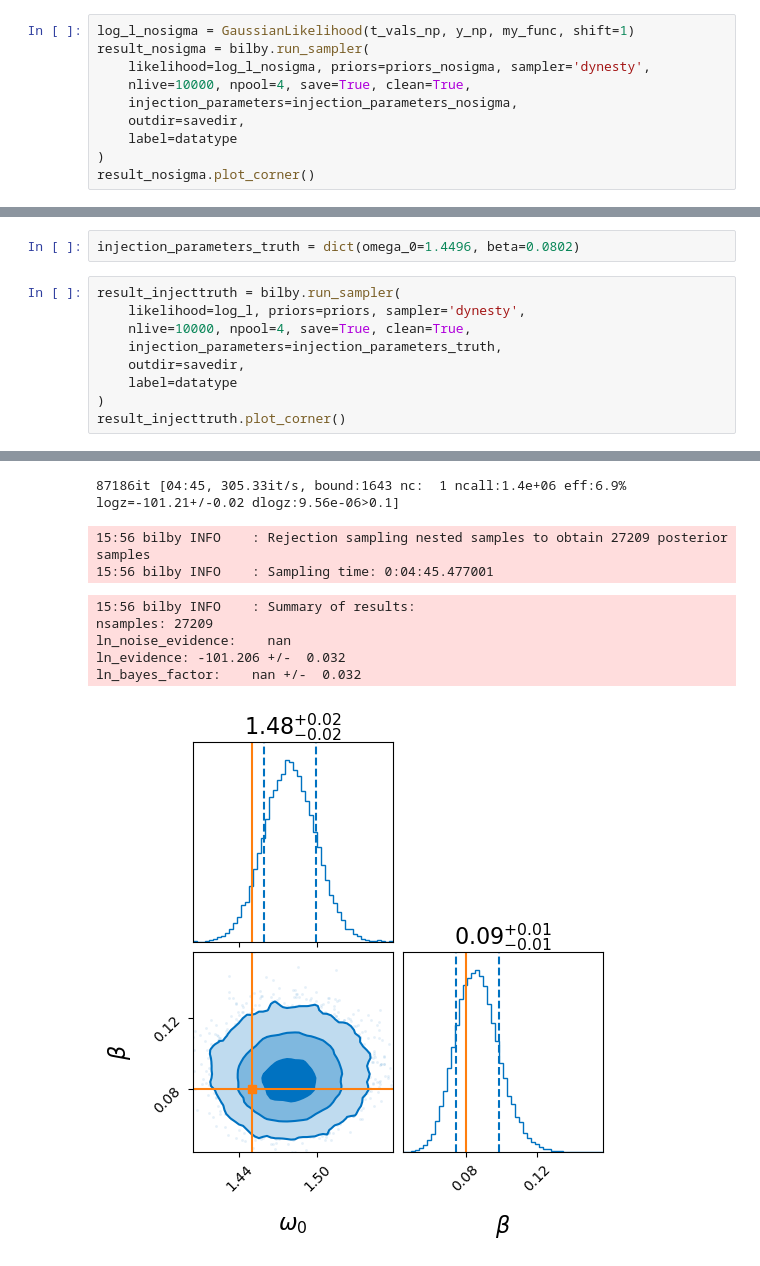
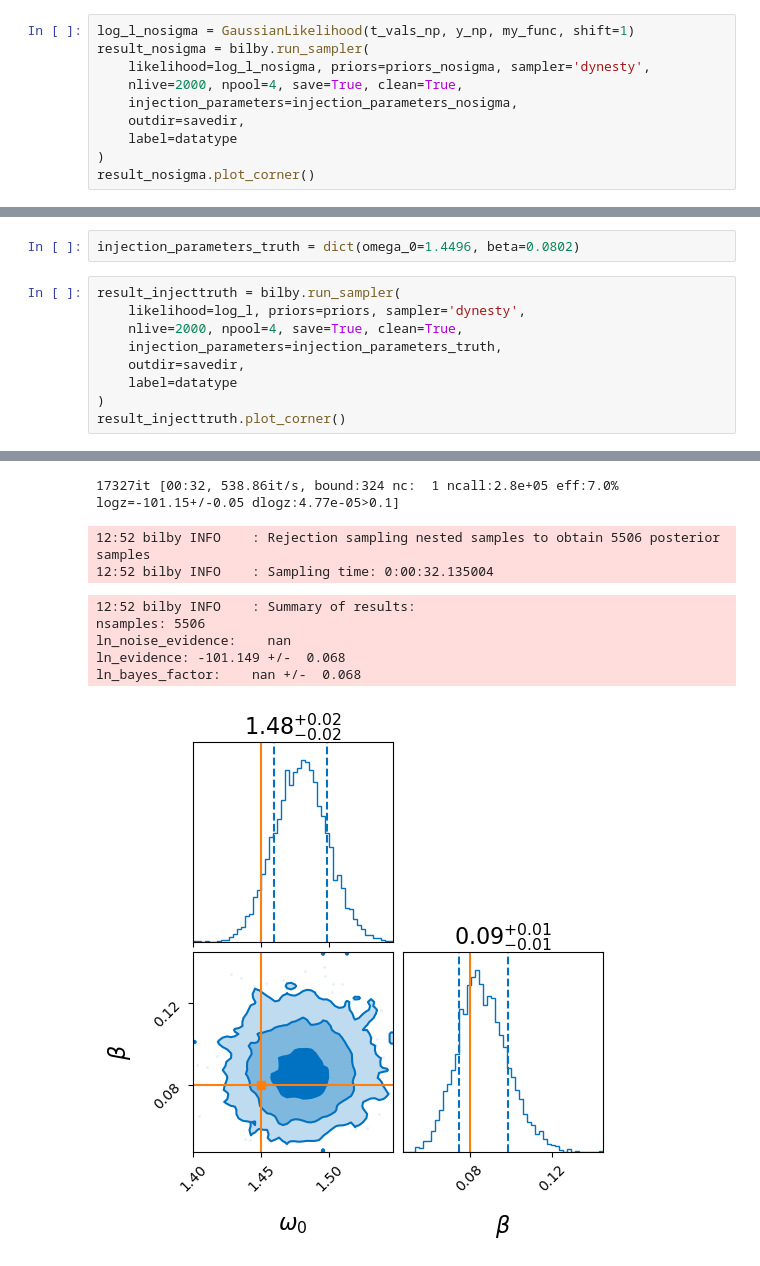
Before and after one commit to kyoon-mit/ssm_regression, a Jupyter notebook: bilby_example.ipynb, the cells around one changed output, grey strips where cells are left out. Cells and saved outputs as stored; diff of their text form.

```diff
--- a/bilby_example.ipynb
+++ b/bilby_example.ipynb
@@ -186,7 +198,7 @@ injection_parameters_nosigma = dict(omega_0=1., beta=0.3, sigma=0.4)
 log_l_nosigma = GaussianLikelihood(t_vals_np, y_np, my_func, shift=1)
 result_nosigma = bilby.run_sampler(
     likelihood=log_l_nosigma, priors=priors_nosigma, sampler='dynesty',
-    nlive=10000, npool=4, save=True, clean=True,
+    nlive=2000, npool=4, save=True, clean=True,
     injection_parameters=injection_parameters_nosigma,
     outdir=savedir,
     label=datatype
@@ -229,7 +240,7 @@ injection_parameters_truth = dict(omega_0=1.4496, beta=0.0802)
 # %%
 result_injecttruth = bilby.run_sampler(
     likelihood=log_l, priors=priors, sampler='dynesty',
-    nlive=10000, npool=4, save=True, clean=True,
+    nlive=2000, npool=4, save=True, clean=True,
     injection_parameters=injection_parameters_truth,
     outdir=savedir,
     label=datatype
@@ -258,9 +268,9 @@ result_injecttruth.plot_corner()
-87186it [04:45, 305.33it/s, bound:1643 nc:  1 ncall:1.4e+06 eff:6.9% logz=-101.21+/-0.02 dlogz:9.56e-06>0.1]
+17327it [00:32, 538.86it/s, bound:324 nc:  1 ncall:2.8e+05 eff:7.0% logz=-101.15+/-0.05 dlogz:4.77e-05>0.1]
-15:56 bilby INFO    : Rejection sampling nested samples to obtain 27209 posterior samples
-15:56 bilby INFO    : Sampling time: 0:04:45.477001
+12:52 bilby INFO    : Rejection sampling nested samples to obtain 5506 posterior samples
+12:52 bilby INFO    : Sampling time: 0:00:32.135004
-15:56 bilby INFO    : Summary of results:
-nsamples: 27209
+12:52 bilby INFO    : Summary of results:
+nsamples: 5506
 ln_noise_evidence:    nan
-ln_evidence: -101.206 +/-  0.032
-ln_bayes_factor:    nan +/-  0.032
+ln_evidence: -101.149 +/-  0.068
+ln_bayes_factor:    nan +/-  0.068
-[figure, old version]
+[figure, new version]
```
Also changed, not shown: parts of 23 cells of this notebook, 5 other files.
